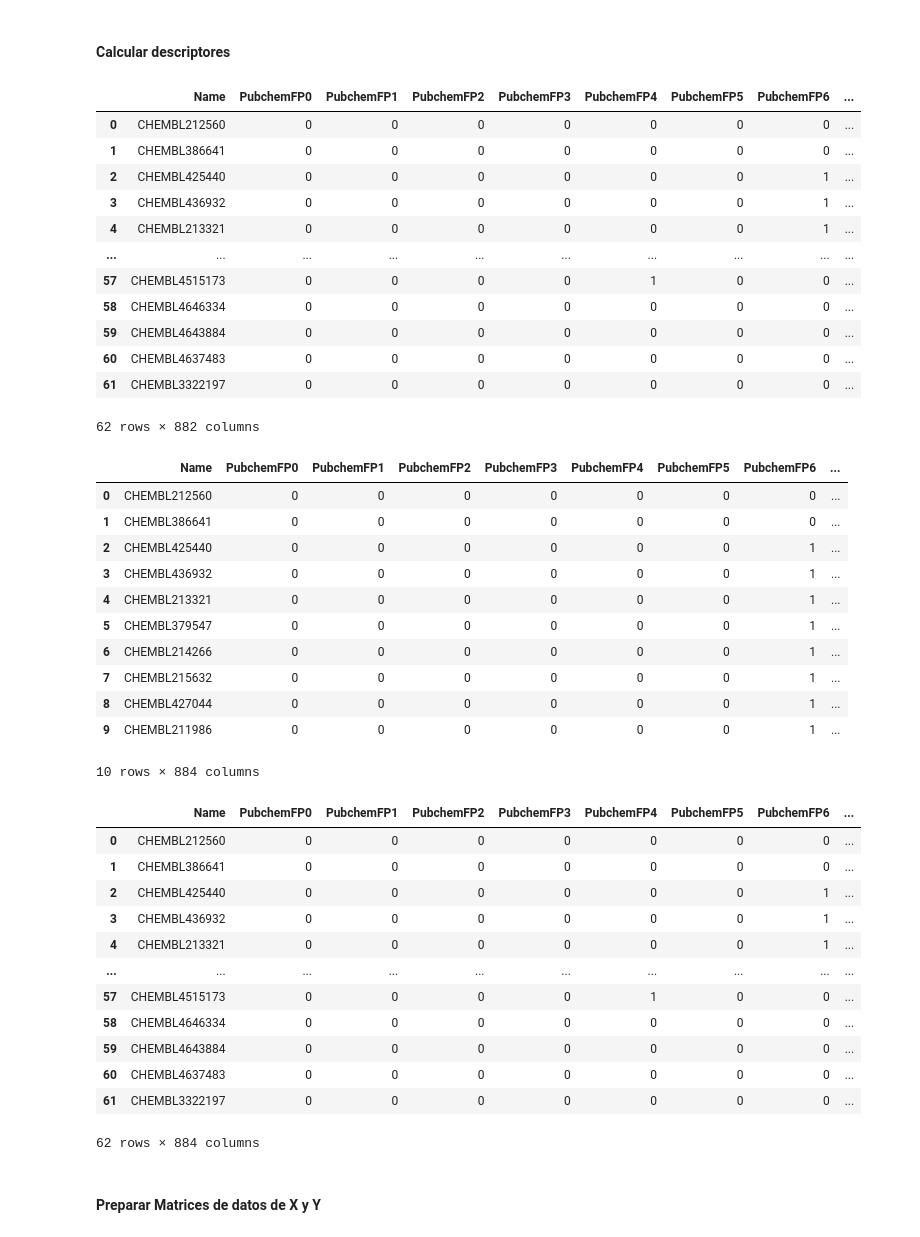
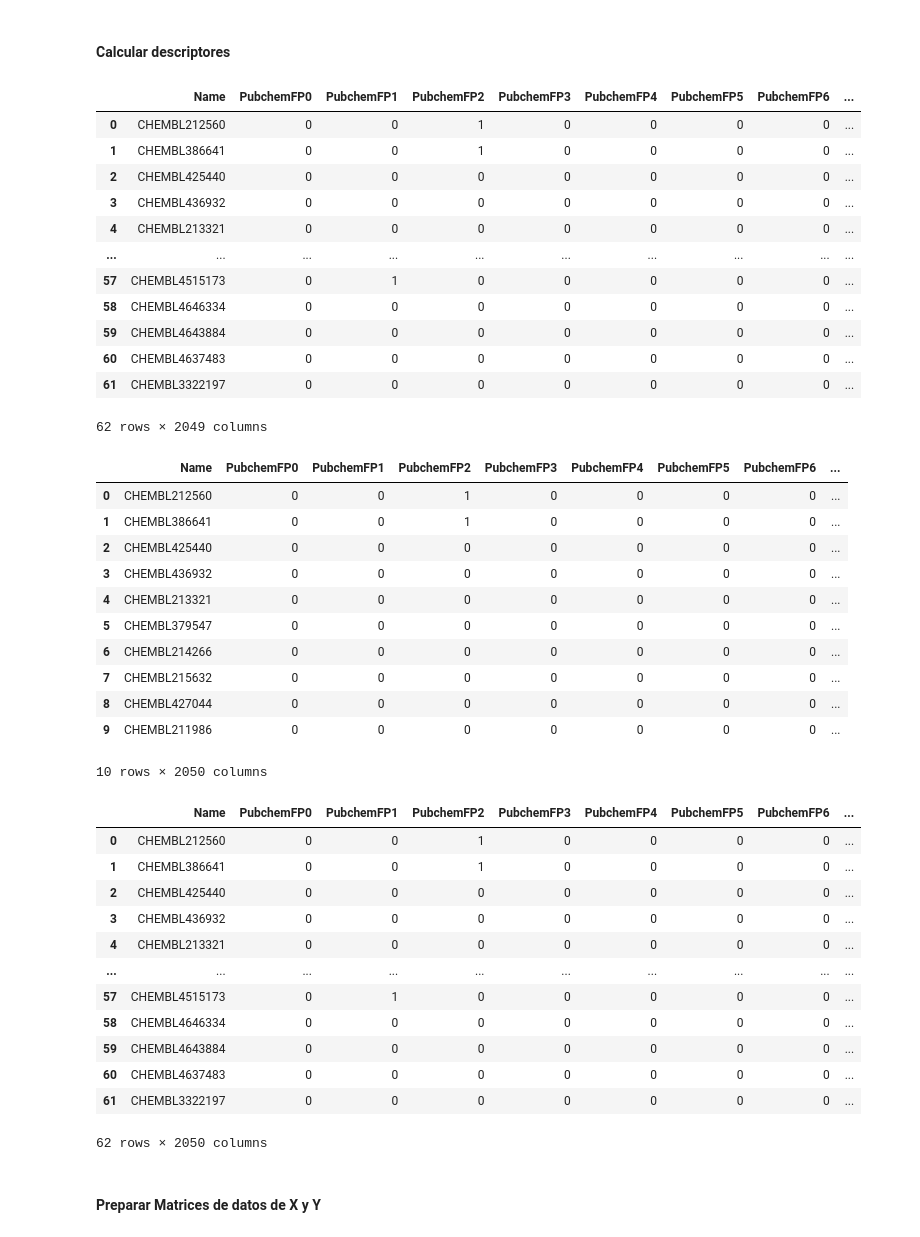
Before and after one commit to rromerov/Proyecto_Integrador, a Jupyter notebook: Avance2/Avance2.12.ipynb, the cells around one changed output. Drawn from its saved outputs; the diff is of its cells as text; code cells hidden in the pictures.

```diff
--- a/Avance2/Avance2.12.ipynb
+++ b/Avance2/Avance2.12.ipynb
@@ -616,7 +719,7 @@ def calculate_pubchem_fingerprints(smiles):
     mol = Chem.MolFromSmiles(smiles)
     if mol is None:
         return None
-    fp = AllChem.GetMorganFingerprintAsBitVect(mol, 2, nBits=881)  # Morgan fingerprint, radius=2, nBits=881
+    fp = AllChem.GetMorganFingerprintAsBitVect(mol, 2, nBits=2048)  # Morgan fingerprint, radius=2, nBits=2048
     return fp
 
 # Leer el archivo molecule.smi y calcular los descriptores de huellas dactilares
@@ -646,54 +749,56 @@ fingerprints_df.to_csv('/content/drive/My Drive/Colab Notebooks/data/descriptors
 fingerprints_df
 # %% [output]
 |  | Name | PubchemFP0 | PubchemFP1 | PubchemFP2 | PubchemFP3 | PubchemFP4 | PubchemFP5 | PubchemFP6 | ... |
-| 0 | CHEMBL212560 | 0 | 0 | 0 | 0 | 0 | 0 | 0 | ... |
-| 1 | CHEMBL386641 | 0 | 0 | 0 | 0 | 0 | 0 | 0 | ... |
-| 2 | CHEMBL425440 | 0 | 0 | 0 | 0 | 0 | 0 | 1 | ... |
-| 3 | CHEMBL436932 | 0 | 0 | 0 | 0 | 0 | 0 | 1 | ... |
-| 4 | CHEMBL213321 | 0 | 0 | 0 | 0 | 0 | 0 | 1 | ... |
+| 0 | CHEMBL212560 | 0 | 0 | 1 | 0 | 0 | 0 | 0 | ... |
+| 1 | CHEMBL386641 | 0 | 0 | 1 | 0 | 0 | 0 | 0 | ... |
+| 2 | CHEMBL425440 | 0 | 0 | 0 | 0 | 0 | 0 | 0 | ... |
+| 3 | CHEMBL436932 | 0 | 0 | 0 | 0 | 0 | 0 | 0 | ... |
+| 4 | CHEMBL213321 | 0 | 0 | 0 | 0 | 0 | 0 | 0 | ... |
 | ... | ... | ... | ... | ... | ... | ... | ... | ... | ... |
-| 57 | CHEMBL4515173 | 0 | 0 | 0 | 0 | 1 | 0 | 0 | ... |
+| 57 | CHEMBL4515173 | 0 | 1 | 0 | 0 | 0 | 0 | 0 | ... |
 | 58 | CHEMBL4646334 | 0 | 0 | 0 | 0 | 0 | 0 | 0 | ... |
 | 59 | CHEMBL4643884 | 0 | 0 | 0 | 0 | 0 | 0 | 0 | ... |
 | 60 | CHEMBL4637483 | 0 | 0 | 0 | 0 | 0 | 0 | 0 | ... |
 | 61 | CHEMBL3322197 | 0 | 0 | 0 | 0 | 0 | 0 | 0 | ... |
-62 rows × 882 columns
+62 rows × 2049 columns
 # %%
 # Dado que nos interesa agregar el pIC50 a nuestra tabla de descriptores resulta util unirlas por medio de su id
 columns = ['molecule_chembl_id','pIC50']
 pIC50_df = df_plc50_two_classes[columns]
 # %%
 df_pubchem_fp_pic = pd.merge(fingerprints_df, pIC50_df, left_on='Name', right_on='molecule_chembl_id', how='inner')
+# Eliminar columna repetida
+df_pubchem_fp_pic = df_pubchem_fp_pic.drop('molecule_chembl_id', axis=1)
 df_pubchem_fp_pic.head(10)
 # %% [output]
 |  | Name | PubchemFP0 | PubchemFP1 | PubchemFP2 | PubchemFP3 | PubchemFP4 | PubchemFP5 | PubchemFP6 | ... |
-| 0 | CHEMBL212560 | 0 | 0 | 0 | 0 | 0 | 0 | 0 | ... |
-| 1 | CHEMBL386641 | 0 | 0 | 0 | 0 | 0 | 0 | 0 | ... |
-| 2 | CHEMBL425440 | 0 | 0 | 0 | 0 | 0 | 0 | 1 | ... |
-| 3 | CHEMBL436932 | 0 | 0 | 0 | 0 | 0 | 0 | 1 | ... |
-| 4 | CHEMBL213321 | 0 | 0 | 0 | 0 | 0 | 0 | 1 | ... |
-| 5 | CHEMBL379547 | 0 | 0 | 0 | 0 | 0 | 0 | 1 | ... |
-| 6 | CHEMBL214266 | 0 | 0 | 0 | 0 | 0 | 0 | 1 | ... |
-| 7 | CHEMBL215632 | 0 | 0 | 0 | 0 | 0 | 0 | 1 | ... |
-| 8 | CHEMBL427044 | 0 | 0 | 0 | 0 | 0 | 0 | 1 | ... |
-| 9 | CHEMBL211986 | 0 | 0 | 0 | 0 | 0 | 0 | 1 | ... |
+| 0 | CHEMBL212560 | 0 | 0 | 1 | 0 | 0 | 0 | 0 | ... |
+| 1 | CHEMBL386641 | 0 | 0 | 1 | 0 | 0 | 0 | 0 | ... |
+| 2 | CHEMBL425440 | 0 | 0 | 0 | 0 | 0 | 0 | 0 | ... |
+| 3 | CHEMBL436932 | 0 | 0 | 0 | 0 | 0 | 0 | 0 | ... |
+| 4 | CHEMBL213321 | 0 | 0 | 0 | 0 | 0 | 0 | 0 | ... |
+| 5 | CHEMBL379547 | 0 | 0 | 0 | 0 | 0 | 0 | 0 | ... |
+| 6 | CHEMBL214266 | 0 | 0 | 0 | 0 | 0 | 0 | 0 | ... |
+| 7 | CHEMBL215632 | 0 | 0 | 0 | 0 | 0 | 0 | 0 | ... |
+| 8 | CHEMBL427044 | 0 | 0 | 0 | 0 | 0 | 0 | 0 | ... |
+| 9 | CHEMBL211986 | 0 | 0 | 0 | 0 | 0 | 0 | 0 | ... |
-10 rows × 884 columns
+10 rows × 2050 columns
 # %%
 df_pubchem_fp_pic
 # %% [output]
 |  | Name | PubchemFP0 | PubchemFP1 | PubchemFP2 | PubchemFP3 | PubchemFP4 | PubchemFP5 | PubchemFP6 | ... |
-| 0 | CHEMBL212560 | 0 | 0 | 0 | 0 | 0 | 0 | 0 | ... |
-| 1 | CHEMBL386641 | 0 | 0 | 0 | 0 | 0 | 0 | 0 | ... |
-| 2 | CHEMBL425440 | 0 | 0 | 0 | 0 | 0 | 0 | 1 | ... |
-| 3 | CHEMBL436932 | 0 | 0 | 0 | 0 | 0 | 0 | 1 | ... |
-| 4 | CHEMBL213321 | 0 | 0 | 0 | 0 | 0 | 0 | 1 | ... |
+| 0 | CHEMBL212560 | 0 | 0 | 1 | 0 | 0 | 0 | 0 | ... |
+| 1 | CHEMBL386641 | 0 | 0 | 1 | 0 | 0 | 0 | 0 | ... |
+| 2 | CHEMBL425440 | 0 | 0 | 0 | 0 | 0 | 0 | 0 | ... |
+| 3 | CHEMBL436932 | 0 | 0 | 0 | 0 | 0 | 0 | 0 | ... |
+| 4 | CHEMBL213321 | 0 | 0 | 0 | 0 | 0 | 0 | 0 | ... |
 | ... | ... | ... | ... | ... | ... | ... | ... | ... | ... |
-| 57 | CHEMBL4515173 | 0 | 0 | 0 | 0 | 1 | 0 | 0 | ... |
+| 57 | CHEMBL4515173 | 0 | 1 | 0 | 0 | 0 | 0 | 0 | ... |
 | 58 | CHEMBL4646334 | 0 | 0 | 0 | 0 | 0 | 0 | 0 | ... |
 | 59 | CHEMBL4643884 | 0 | 0 | 0 | 0 | 0 | 0 | 0 | ... |
 | 60 | CHEMBL4637483 | 0 | 0 | 0 | 0 | 0 | 0 | 0 | ... |
 | 61 | CHEMBL3322197 | 0 | 0 | 0 | 0 | 0 | 0 | 0 | ... |
-62 rows × 884 columns
+62 rows × 2050 columns
 # %% [markdown]
 #### Preparar Matrices de datos de X y Y
 # %% [markdown]
```
Also changed, not shown: parts of 9 cells of this notebook.
